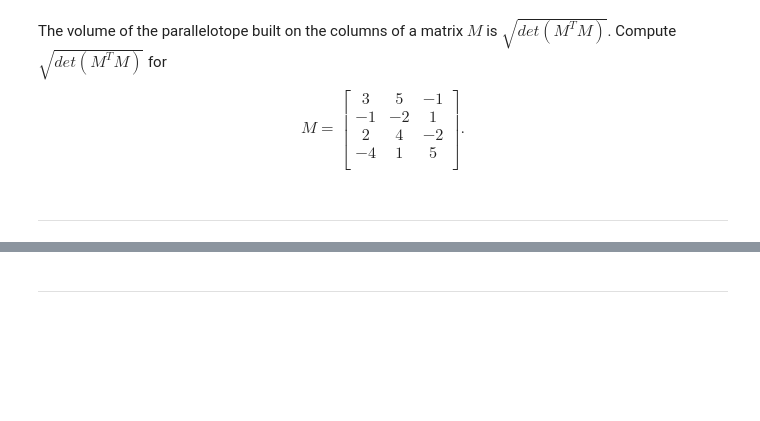
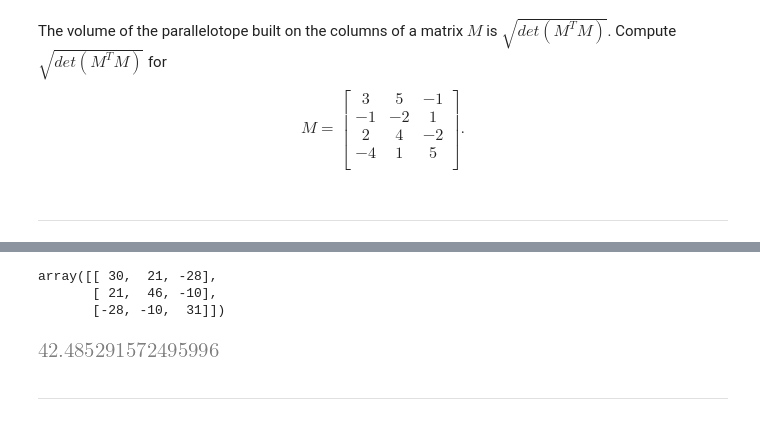
Before and after one commit to davefriedman01/Linear-Algebra, a Jupyter notebook: linear_algebra.ipynb, the cells around one changed output, grey strips where cells are left out. Drawn from its saved outputs; the diff is of its cells as text; code cells hidden in the pictures; blank space fills up the shorter version.

```diff
--- a/linear_algebra.ipynb
+++ b/linear_algebra.ipynb
@@ -138,3 +286,15 @@ See attached
+# %%
+M3 = np.array([3, 5, -1, -1, -2, 1, 2, 4, -2, -4, 1, 5]).reshape(4, 3)
+M3TM3 = np.dot(M3.T, M3)
+M3TM3
+# %% [output]
+array([[ 30,  21, -28],
+       [ 21,  46, -10],
+       [-28, -10,  31]])
+# %%
+np.sqrt(np.linalg.det(M3TM3))
+# %% [output]
+[figure, added]
 # %% [markdown]
 ---
 # %% [markdown]
```
Also changed, not shown: parts of 10 cells of this notebook.
